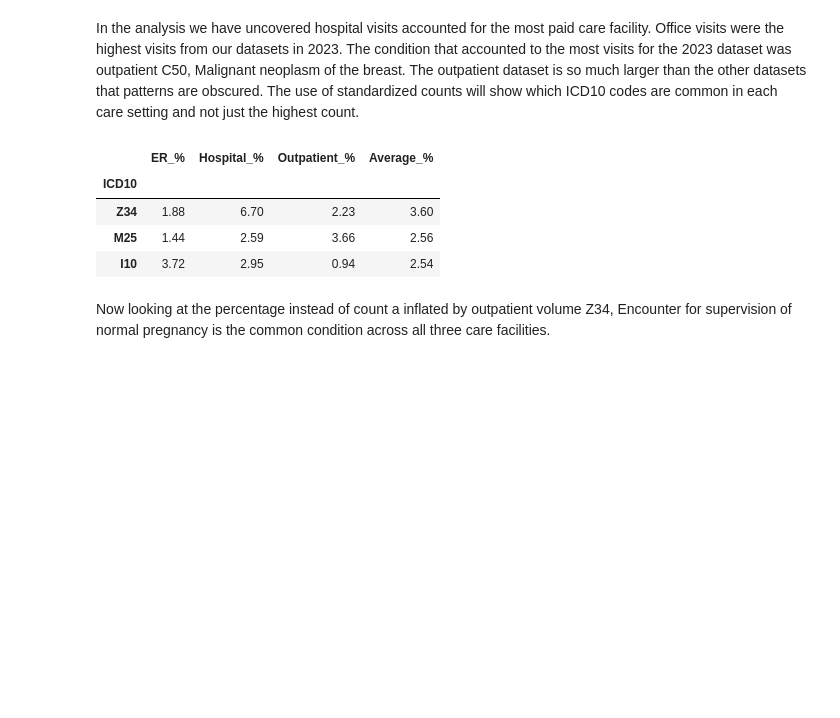
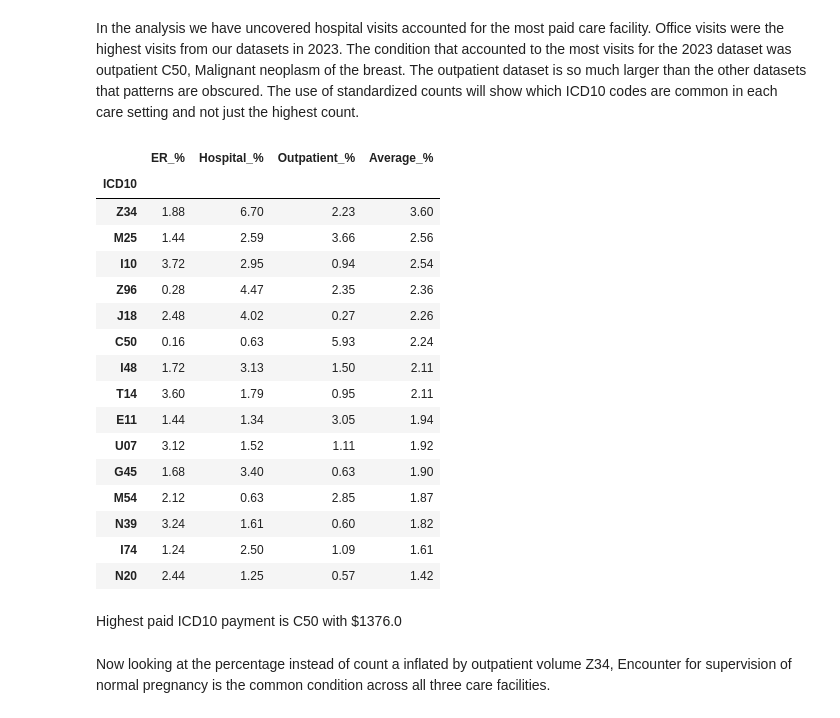
Before and after one commit to mha2112/Insurers, a Jupyter notebook: analysis.ipynb, the cells around one changed output. Saved outputs shown, nothing was run; the diff lists cells and outputs as text; code cells hidden in the pictures; blank space fills up the shorter version.

```diff
--- a/analysis.ipynb
+++ b/analysis.ipynb
@@ -188,0 +247,30 @@ KPI #1 the highest payment for 2023 is Medicare in the hospital care setting.
+# %%
+#---------KPI 2---------------
+#combine all datasets to compare
+ER_df['facility'] = 'ER'
+hospital_df['facility'] = 'hospital'
+outpatient_df['facility'] = 'outpatient'
+
+entities_df = pd.concat([ER_df, hospital_df, outpatient_df], ignore_index=True)
+payer_cols= ['medicare','medicaid', 'private']
+
+#total payments
+entities_df['total'] = entities_df[payer_cols].sum(axis=1)
+
+#Average payment per Visit----------------
+avg_payment_per_visit = entities_df.groupby('facility')['total'].mean().reset_index(name='avg_payment_per_visit')
+avg_payment_per_visit['avg_payment_per_visit'] = avg_payment_per_visit['avg_payment_per_visit'].round(2)
+
+#average number of visits per month
+monthly_visits = entities_df.groupby(['facility', 'month']).size().reset_index(name='num_visits')
+avg_visits_per_month = (monthly_visits.groupby('facility')['num_visits'].mean().reset_index(name='avg_visits_per_month'))
+avg_visits_per_month['avg_visits_per_month'] = avg_visits_per_month['avg_visits_per_month'].round(0).astype(int)
+
+#average visits per year
+total_visits_year = entities_df.groupby('facility').size().reset_index(name='total_visits_year')
+
+#cleaned summary
+visit_summary = avg_payment_per_visit.merge(avg_visits_per_month, on='facility').merge(total_visits_year, on='facility').sort_values('facility')
+
+print('Visit Summary for 2023 by Facility')
+print(visit_summary.to_string(index=False))
@@ -270,33 +361,48 @@ All care facilities altogether have 147 ICD10 variables.  They share C50 as the
 # %% [markdown]
 In the analysis we have uncovered hospital visits accounted for the most paid care facility.  Office visits were the highest visits from our datasets in 2023. The condition that accounted to the most visits for the 2023 dataset was outpatient C50, Malignant neoplasm of the breast. The outpatient dataset is so much larger than the other datasets that patterns are obscured. The use of standardized counts will show which ICD10 codes are common in each care setting and not just the highest count.
 # %%
+#-----------KPI 3 ------------------
 #change ICD10 codes to the percentage of visits from each dataset
 ER_ICD_percent = ER_ICD10/ER_ICD10.sum()*100
 hospital_ICD_percent = hospital_ICD10/hospital_ICD10.sum()*100
 outpatient_ICD_percent = outpatient_ICD10/outpatient_ICD10.sum()*100
 
 #combine to dataframe
 common_condition_percent = pd.DataFrame({'ER_%': ER_ICD_percent, 'Hospital_%': hospital_ICD_percent,
                                          'Outpatient_%': outpatient_ICD_percent})
 
 #codes in all datasets
 common_condition_percent = common_condition_percent.loc[list(codes)]
 
 #create column for average percent to see rank(large #  across all sets), rather than just a large percentage
 common_condition_percent['Average_%'] = common_condition_percent.mean(axis=1)
 
 #sort the most common ICD10
 common_condition_percent = common_condition_percent.sort_values(by='Average_%', ascending=False)
 #format
 common_condition_percent = common_condition_percent.round(2)
 
-common_condition_percent.head(3)
+common_condition_percent.head(15)
 # %% [output]
 |  | ER_% | Hospital_% | Outpatient_% | Average_% |
 | ICD10 |  |  |  |  |
 | Z34 | 1.88 | 6.70 | 2.23 | 3.60 |
 | M25 | 1.44 | 2.59 | 3.66 | 2.56 |
 | I10 | 3.72 | 2.95 | 0.94 | 2.54 |
+| Z96 | 0.28 | 4.47 | 2.35 | 2.36 |
+| J18 | 2.48 | 4.02 | 0.27 | 2.26 |
+| C50 | 0.16 | 0.63 | 5.93 | 2.24 |
+| I48 | 1.72 | 3.13 | 1.50 | 2.11 |
+| T14 | 3.60 | 1.79 | 0.95 | 2.11 |
+| E11 | 1.44 | 1.34 | 3.05 | 1.94 |
+| U07 | 3.12 | 1.52 | 1.11 | 1.92 |
+| G45 | 1.68 | 3.40 | 0.63 | 1.90 |
+| M54 | 2.12 | 0.63 | 2.85 | 1.87 |
+| N39 | 3.24 | 1.61 | 0.60 | 1.82 |
+| I74 | 1.24 | 2.50 | 1.09 | 1.61 |
+| N20 | 2.44 | 1.25 | 0.57 | 1.42 |
+# %% [markdown]
+Highest paid ICD10 payment is C50 with $1376.0
 # %% [markdown]
 Now looking at the percentage instead of count a inflated by outpatient volume Z34, Encounter for supervision of normal pregnancy is the common condition across all three care facilities.
 # %%
```
Also changed, not shown: parts of 22 cells of this notebook.
